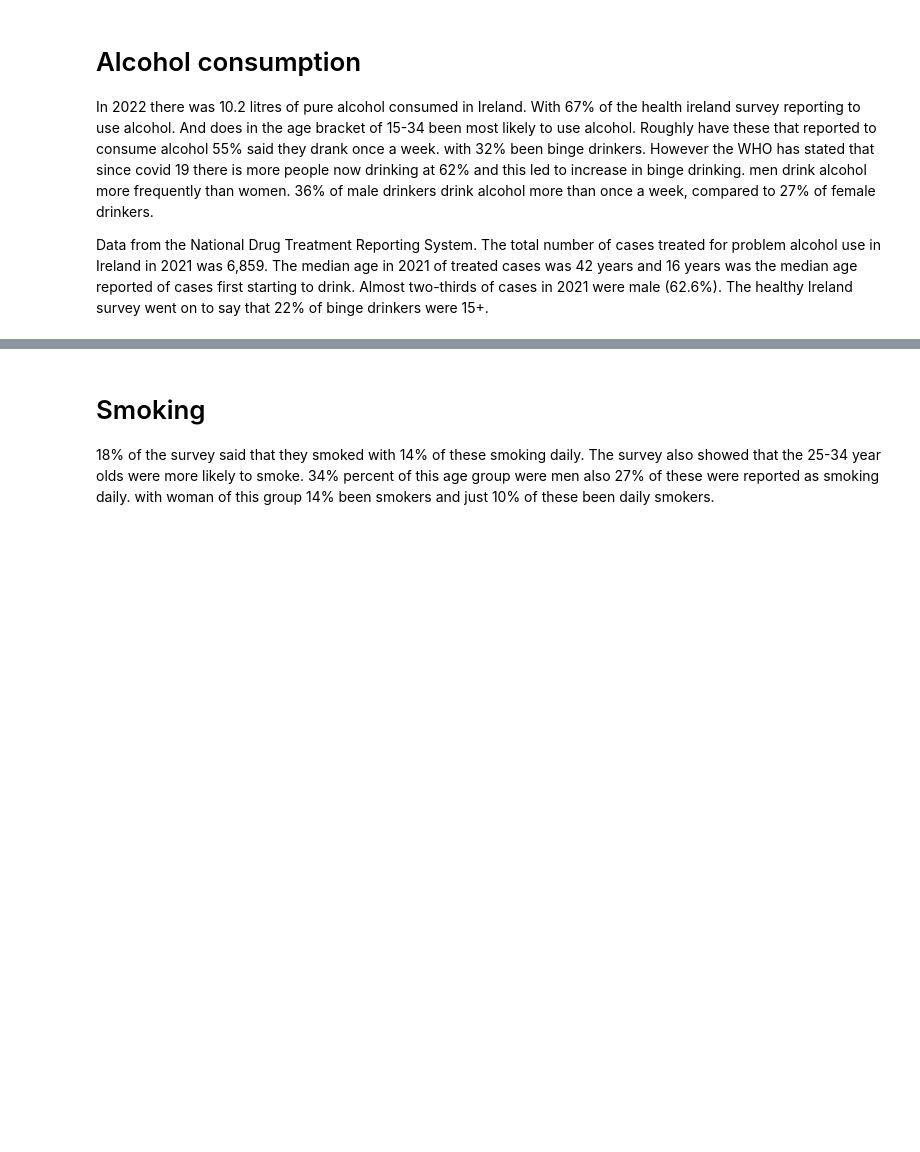
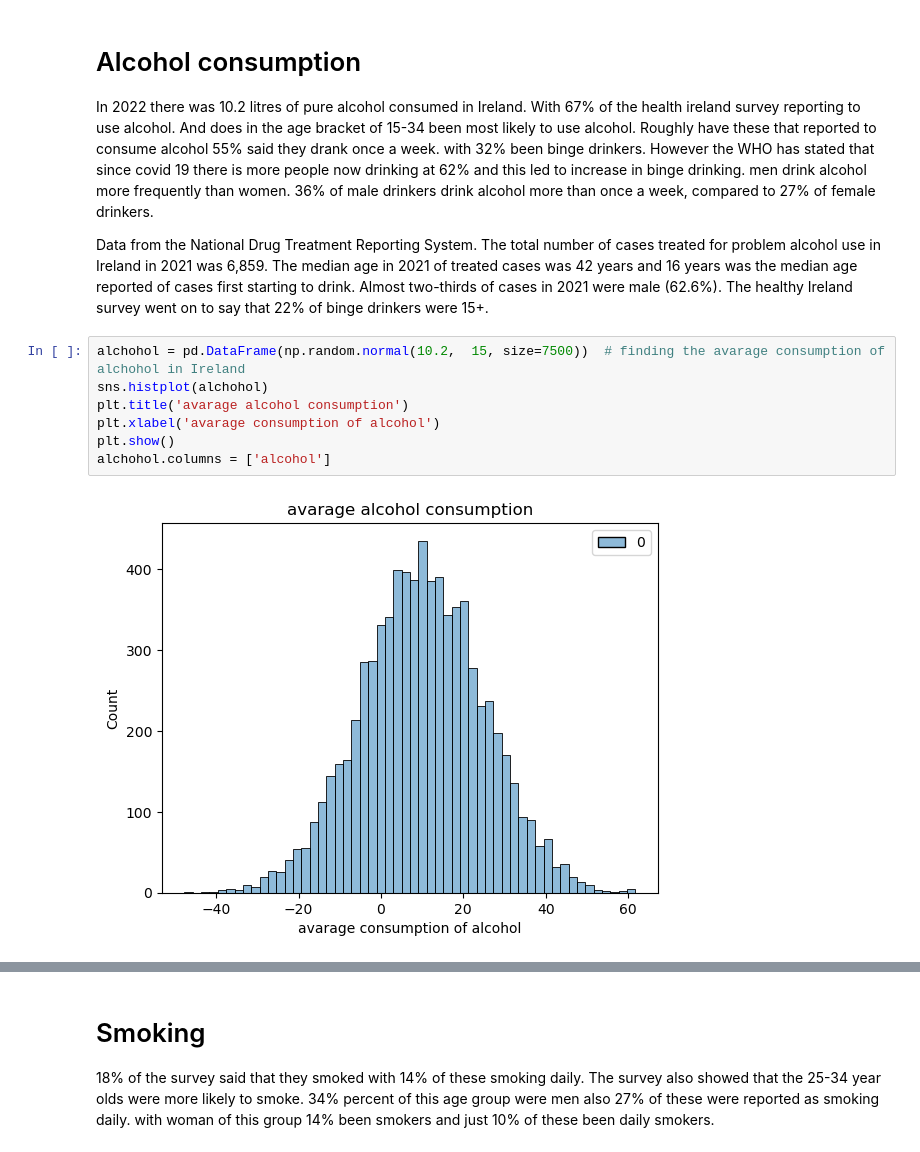
Before and after one commit to keithmmc/PDA1, a Jupyter notebook: PDA1.ipynb, the cells around one changed output, grey strips where cells are left out. Cells and saved outputs as stored; diff of their text form; blank space fills up the shorter version.

```diff
--- a/PDA1.ipynb
+++ b/PDA1.ipynb
@@ -291,3 +291,12 @@ https://gist.github.com/mwaskom/de44147ed2974457ad6372750bbe5751
 In 2022 there was 10.2 litres of pure alcohol consumed in Ireland. With 67% of the health ireland survey reporting to use alcohol. And does in the age bracket of 15-34 been most likely to use alcohol. Roughly have these that reported to consume alcohol 55% said they drank once a week. with 32% been binge drinkers. However the WHO has stated that since covid 19 there is more people now drinking at 62% and this led to increase in binge drinking. men drink alcohol more frequently than women. 36% of male drinkers drink alcohol more than once a week, compared to 27% of female drinkers.
 
 Data from the National Drug Treatment Reporting System. The total number of cases treated for problem alcohol use in Ireland in 2021 was 6,859. The median age in 2021 of treated cases was 42 years and 16 years was the median age reported of cases first starting to drink. Almost two-thirds of cases in 2021 were male (62.6%). The healthy Ireland survey went on to say that 22% of binge drinkers were 15+.
+# %%
+alchohol = pd.DataFrame(np.random.normal(10.2,  15, size=7500))  # finding the avarage consumption of alchohol in Ireland
+sns.histplot(alchohol)
+plt.title('avarage alcohol consumption')
+plt.xlabel('avarage consumption of alcohol')
+plt.show()
+alchohol.columns = ['alcohol']
+# %% [output]
+[figure, added]
```
Also changed, not shown: parts of 18 cells of this notebook.
